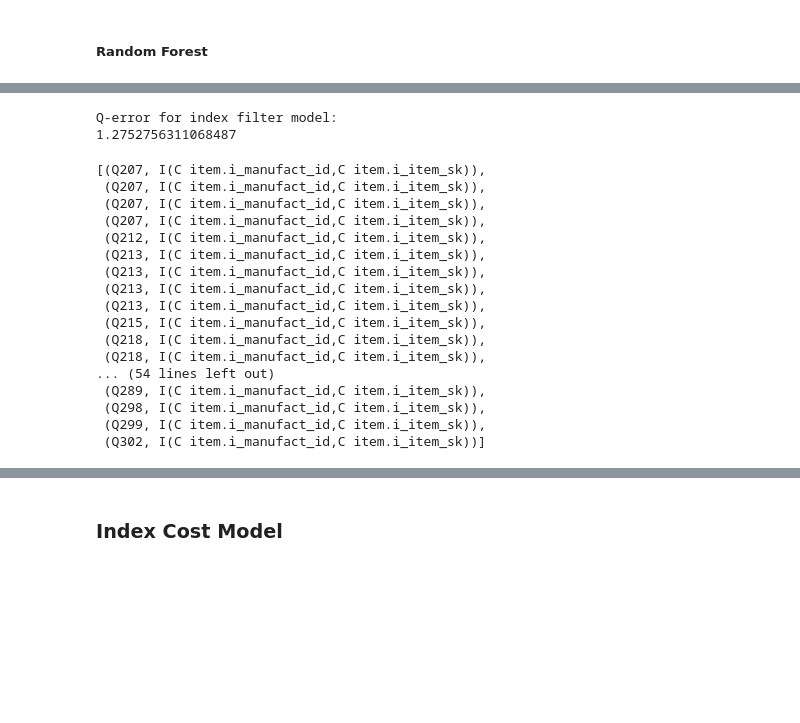
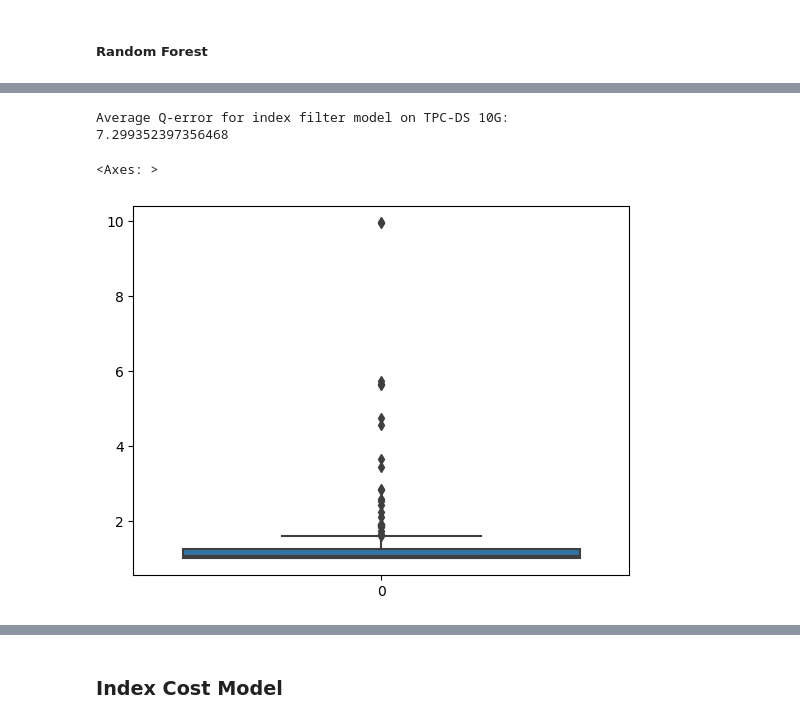
Before and after one commit to maffinnn/index_selection_evaluation, a Jupyter notebook: DISTILL.ipynb, the cells around one changed output, grey strips where cells are left out. Saved outputs shown, nothing was run; the diff lists cells and outputs as text; code cells hidden in the pictures; blank space fills up the shorter version.

Commit message:
test on more datasets

```diff
--- a/DISTILL.ipynb
+++ b/DISTILL.ipynb
@@ -209,7 +245,7 @@ def collect_physical_operators(physical_operators, query_plan):
 # for _, query_plan in query_plans_with_index.items():
 #     collect_physical_operators(physical_operators, query_plan)
 
-for sample in ds_data:
+for sample in DS_50G_data:
     query_plans = sample[3]
     for query_plan in query_plans:
         collect_physical_operators(physical_operators, query_plan)
@@ -472,7 +528,15 @@ X_train, X_test, y_train, y_test = features_encoded[:train_size], features_encod
+# %%
+# split training set and test set
+train_size = 0.67
+X_train_DS_50G, X_test_DS_50G, y_train_DS_50G, y_test_DS_50G = train_test_split(features_DS_50G_encoded, labels_DS_50G, test_size=0.33, random_state=2024)
+X_train_DS_10G, X_test_DS_10G, y_train_DS_10G, y_test_DS_10G = train_test_split(features_DS_50G_encoded, labels_DS_50G, test_size=0.33, random_state=2024)
+# X_train_DS_50G, X_test_DS_50G, y_train_DS_50G, y_test_DS_50G = features_DS_50G_encoded[:int(train_size * len(features_DS_50G_encoded))], features_DS_50G_encoded[int(train_size * len(features_DS_50G_encoded)):], labels_DS_50G[:int(train_size * len(features_DS_50G_encoded))], labels_DS_50G[int(train_size * len(features_DS_50G_encoded)):]
+# X_train_DS_10G, X_test_DS_10G, y_train_DS_10G, y_test_DS_10G = features_DS_10G_encoded[:int(train_size * len(features_DS_10G_encoded))], features_DS_10G_encoded[int(train_size * len(features_DS_10G_encoded)):], labels_DS_10G[:int(train_size * len(features_DS_10G_encoded))], labels_DS_10G[int(train_size * len(features_DS_10G_encoded)):]
+# X_train_H, X_test_H, y_train_H, y_test_H = features_H_encoded[:int(train_size * len(features_H_encoded))], features_H_encoded[int(train_size * len(features_H_encoded)):], labels_H[:int(train_size * len(features_H_encoded))], labels_H[int(train_size * len(features_H_encoded)):]
 # %% [markdown]
 #### Modeling
 # %% [markdown]
 ##### Random Forest
 # %%
 # RF parameters are set according to the paper
-regr = RandomForestRegressor(n_estimators=40, max_depth=10, random_state=0).fit(X_train, y_train)
+regr = RandomForestRegressor(n_estimators=40, max_depth=10, random_state=0).fit(X_train_DS_10G, y_train_DS_10G)
@@ -500,40 +543,11 @@ array([ 29265.36550894,  29218.87182388,  29265.36550894,  29621.56193087,
-# %%
-print(f"Q-error for index filter model:\n{q_error(y_test, y_estimated)}")
-# %% [output]
-Q-error for index filter model:
-1.2752756311068487
-# %%
-filter_threshold = 0.05
-
-filtered_query_index_pairs = []
-test_set = single_index_query_ids[train_size:]
-for k, (i,j) in enumerate(test_set):
-    query = ds_data[i][0]
-    index_configs = ds_data[i][1]
-    costs = ds_data[i][2]
-    plans = ds_data[i][3]
-
-    original_query_cost = costs[j]
-    percentage_diff = (original_query_cost - y_estimated[k])/ original_query_cost
-    if percentage_diff >= filter_threshold:
-        filtered_query_index_pairs.append((query, index))
-# %%
-filtered_query_index_pairs
-# %% [output]
-[(Q207, I(C item.i_manufact_id,C item.i_item_sk)),
- (Q207, I(C item.i_manufact_id,C item.i_item_sk)),
- (Q207, I(C item.i_manufact_id,C item.i_item_sk)),
- (Q207, I(C item.i_manufact_id,C item.i_item_sk)),
- (Q212, I(C item.i_manufact_id,C item.i_item_sk)),
- (Q213, I(C item.i_manufact_id,C item.i_item_sk)),
- (Q213, I(C item.i_manufact_id,C item.i_item_sk)),
- (Q213, I(C item.i_manufact_id,C item.i_item_sk)),
- (Q213, I(C item.i_manufact_id,C item.i_item_sk)),
- (Q215, I(C item.i_manufact_id,C item.i_item_sk)),
- (Q218, I(C item.i_manufact_id,C item.i_item_sk)),
- (Q218, I(C item.i_manufact_id,C item.i_item_sk)),
-... (54 lines left out)
- (Q289, I(C item.i_manufact_id,C item.i_item_sk)),
- (Q298, I(C item.i_manufact_id,C item.i_item_sk)),
- (Q299, I(C item.i_manufact_id,C item.i_item_sk)),
- (Q302, I(C item.i_manufact_id,C item.i_item_sk))]
+# %%
+y_estimated_DS_10G = regr.predict(X_test_DS_10G)
+print(f"Average Q-error for index filter model on TPC-DS 10G:\n{q_error(y_test_DS_10G, y_estimated_DS_10G)}")
+
+results_DS_10G = [q_error([y_test_DS_10G[i]], [y_estimated_DS_10G[i]]) for i in range(len(y_test_DS_10G))]
+sns.boxplot(sorted(results_DS_10G)[:int(0.99*len(results_DS_10G))])
+# %% [output]
+Average Q-error for index filter model on TPC-DS 10G:
+7.299352397356468
+<Axes: >
+[figure, added]
```
Also changed, not shown: parts of 34 cells of this notebook, 2 other files.
